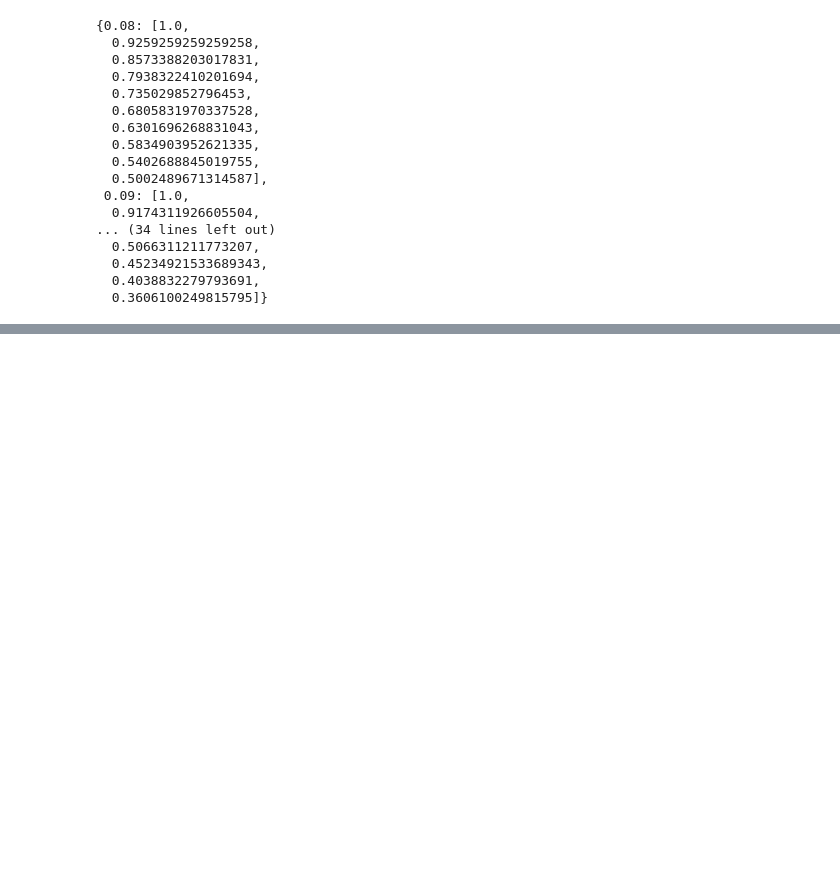
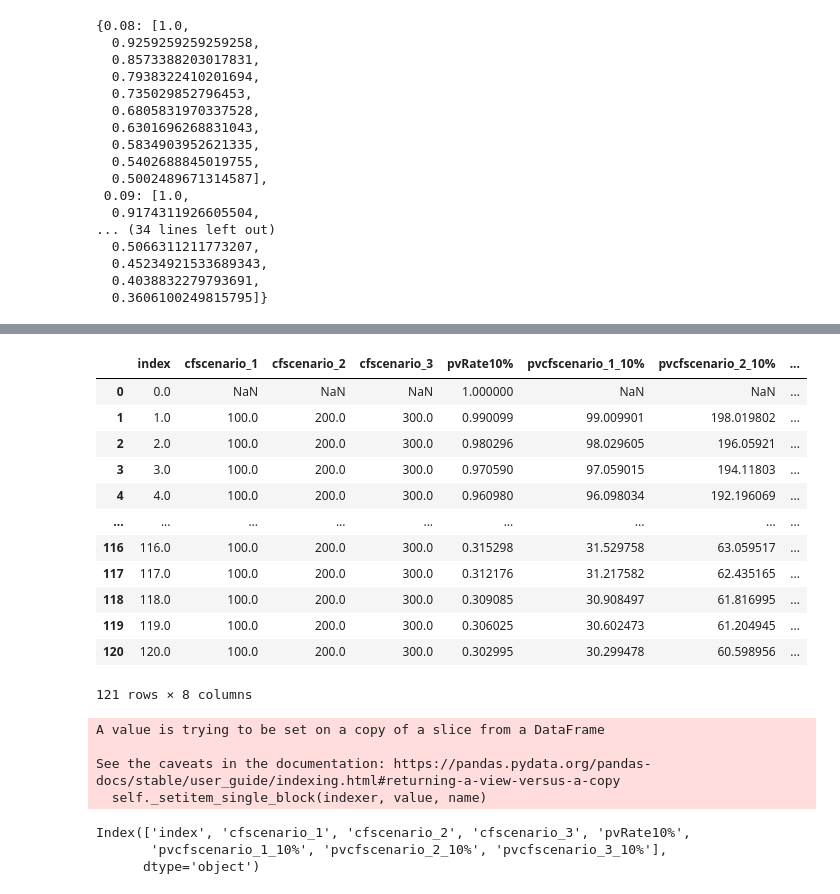
Before and after one commit to IFRS17/pythonEdu, a Jupyter notebook: python101_to_montecarlo/python101_to_montecarlo.ipynb, the cells around one changed output, grey strips where cells are left out. Saved outputs shown, nothing was run; the diff lists cells and outputs as text; code cells hidden in the pictures; blank space fills up the shorter version.

```diff
--- a/python101_to_montecarlo/python101_to_montecarlo.ipynb
+++ b/python101_to_montecarlo/python101_to_montecarlo.ipynb
@@ -196,0 +201,2 @@ pvRatesList
+# %%
+df = pandas.read_excel('https://github.com/IFRS17/pythonEdu/blob/main/python101_to_montecarlo/cfscenarios.xlsx?raw=true')
@@ -196,0 +211,2 @@ pvRatesList
+# %%
+df_T = df.T.rename(columns=df.T.iloc[0])[1:].reset_index()
@@ -196,0 +229,2 @@ pvRatesList
+# %%
+df_T['pvRate10%'] = df_T['index'].apply(lambda x: (1/1.01) ** x)
@@ -196,0 +247,35 @@ pvRatesList
+# %%
+df_T['pvcfscenario_1_10%'] = df_T['cfscenario_1'] * df_T['pvRate10%']
+df_T['pvcfscenario_2_10%'] = df_T['cfscenario_2'] * df_T['pvRate10%']
+df_T['pvcfscenario_3_10%'] = df_T['cfscenario_3'] * df_T['pvRate10%']
+# %%
+df_T
+# %% [output]
+|  | index | cfscenario_1 | cfscenario_2 | cfscenario_3 | pvRate10% | pvcfscenario_1_10% | pvcfscenario_2_10% | ... |
+| 0 | 0.0 | NaN | NaN | NaN | 1.000000 | NaN | NaN | ... |
+| 1 | 1.0 | 100.0 | 200.0 | 300.0 | 0.990099 | 99.009901 | 198.019802 | ... |
+| 2 | 2.0 | 100.0 | 200.0 | 300.0 | 0.980296 | 98.029605 | 196.05921 | ... |
+| 3 | 3.0 | 100.0 | 200.0 | 300.0 | 0.970590 | 97.059015 | 194.11803 | ... |
+| 4 | 4.0 | 100.0 | 200.0 | 300.0 | 0.960980 | 96.098034 | 192.196069 | ... |
+| ... | ... | ... | ... | ... | ... | ... | ... | ... |
+| 116 | 116.0 | 100.0 | 200.0 | 300.0 | 0.315298 | 31.529758 | 63.059517 | ... |
+| 117 | 117.0 | 100.0 | 200.0 | 300.0 | 0.312176 | 31.217582 | 62.435165 | ... |
+| 118 | 118.0 | 100.0 | 200.0 | 300.0 | 0.309085 | 30.908497 | 61.816995 | ... |
+| 119 | 119.0 | 100.0 | 200.0 | 300.0 | 0.306025 | 30.602473 | 61.204945 | ... |
+| 120 | 120.0 | 100.0 | 200.0 | 300.0 | 0.302995 | 30.299478 | 60.598956 | ... |
+121 rows × 8 columns
+# %%
+df_T['pvcfscenario_1_10%'].iloc[0] = df_T['pvcfscenario_1_10%'][1:].sum()
+df_T['pvcfscenario_2_10%'].iloc[0] = df_T['pvcfscenario_2_10%'][1:].sum()
+df_T['pvcfscenario_3_10%'].iloc[0] = df_T['pvcfscenario_3_10%'][1:].sum()
+# %% [output]
+A value is trying to be set on a copy of a slice from a DataFrame
+
+See the caveats in the documentation: https://pandas.pydata.org/pandas-docs/stable/user_guide/indexing.html#returning-a-view-versus-a-copy
+  self._setitem_single_block(indexer, value, name)
+# %%
+df_T.columns
+# %% [output]
+Index(['index', 'cfscenario_1', 'cfscenario_2', 'cfscenario_3', 'pvRate10%',
+       'pvcfscenario_1_10%', 'pvcfscenario_2_10%', 'pvcfscenario_3_10%'],
+      dtype='object')
```
Also changed, not shown: parts of 23 cells of this notebook.
